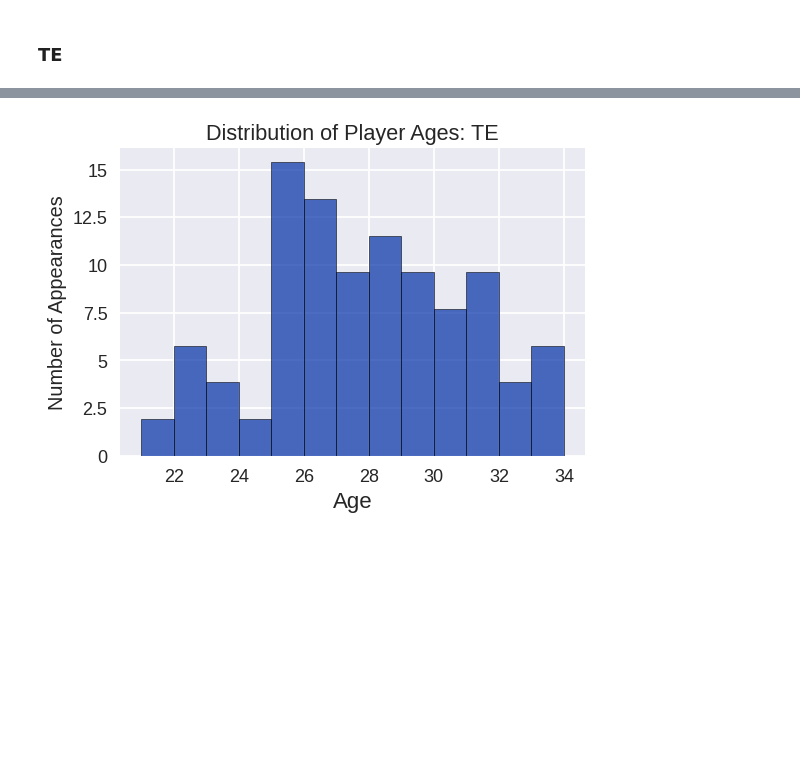
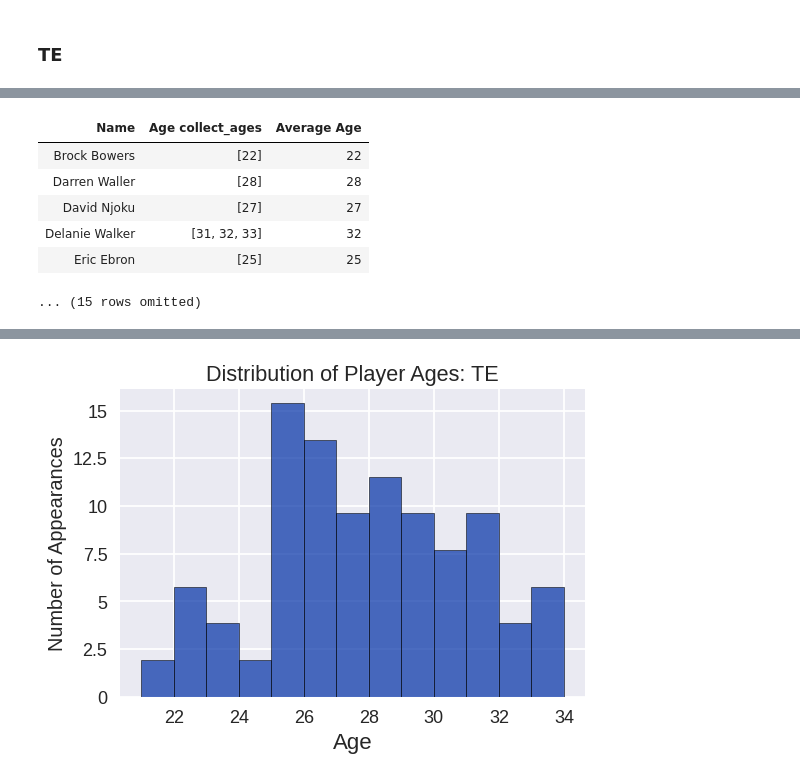
Before and after one commit to cristian0527/mi-belleza, a Jupyter notebook: Stats_Project.ipynb, the cells around one changed output, grey strips where cells are left out. Cells and saved outputs as stored; diff of their text form; code cells hidden in the pictures; blank space fills up the shorter version.

```diff
--- a/Stats_Project.ipynb
+++ b/Stats_Project.ipynb
@@ -145,7 +247,6 @@ player_ages_te.show(5)
 # %%
 # Group by player and collect all their ages into lists
-def collect_ages(ages):
-    return list(ages)
+def collect_ages(ages): return list(ages)
 
 player_age_lists_te = player_ages_te.group('Name', collect_ages)
 player_age_lists_te.show(5)
@@ -152,8 +261,15 @@ player_age_lists_te.show(5)
 # %%
-player_age_lists_te = player_age_lists_te.with_column('Average Age',
-                                                  player_age_lists_te.apply(np.mean, 'Age collect_ages'))
+player_age_lists_te = player_age_lists_te.with_column('Average Age', player_age_lists_te.apply(np.mean, 'Age collect_ages'))
 
 player_age_lists_te.show(5)
+# %% [output]
+| Name | Age collect_ages | Average Age |
+| Brock Bowers | [22] | 22 |
+| Darren Waller | [28] | 28 |
+| David Njoku | [27] | 27 |
+| Delanie Walker | [31, 32, 33] | 32 |
+| Eric Ebron | [25] | 25 |
+... (15 rows omitted)
 # %%
 te_average_age = np.mean(player_age_lists_te.column("Average Age"))
 te_average_age
```
Also changed, not shown: parts of 39 cells of this notebook.
